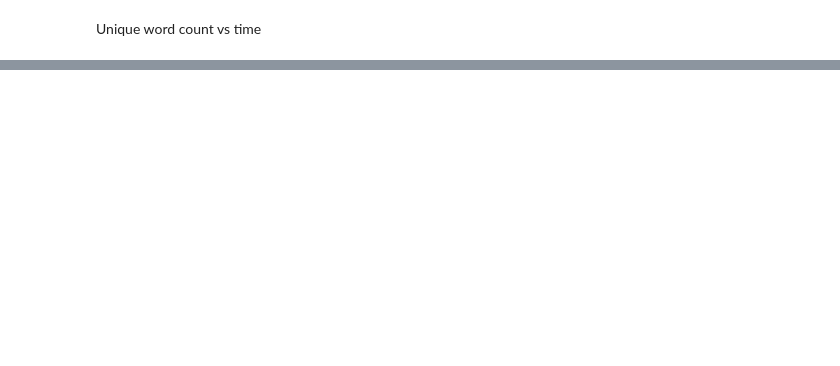
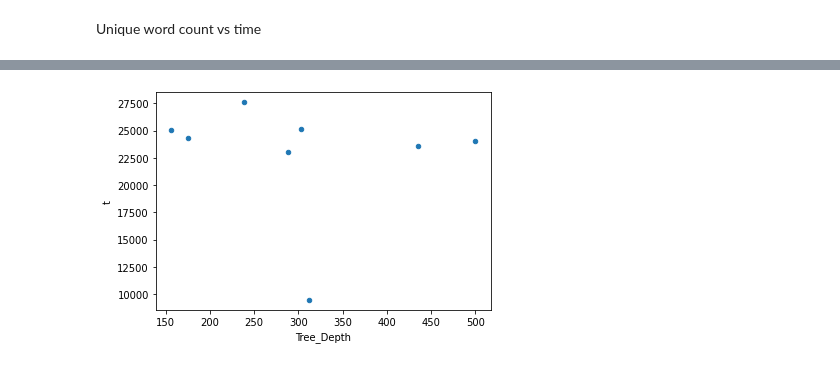
Before and after one commit to hpache/CS231-Project7, a Jupyter notebook: CSVs/plots.ipynb, the cells around one changed output, grey strips where cells are left out. Drawn from its saved outputs; the diff is of its cells as text; code cells hidden in the pictures; blank space fills up the shorter version.

```diff
--- a/CSVs/plots.ipynb
+++ b/CSVs/plots.ipynb
@@ -49,0 +58,6 @@ hashmap.plot.scatter(x = "Unique_Word_Count", y = "t")
+# %%
+# BST map, looking at how depth impacts run time
+bst.plot.scatter(x = "Tree_Depth", y = "t")
+plt.savefig("bst_depth_time.png")
+# %% [output]
+[figure, added]
```
Also changed, not shown: parts of 8 cells of this notebook, 21 other files.
